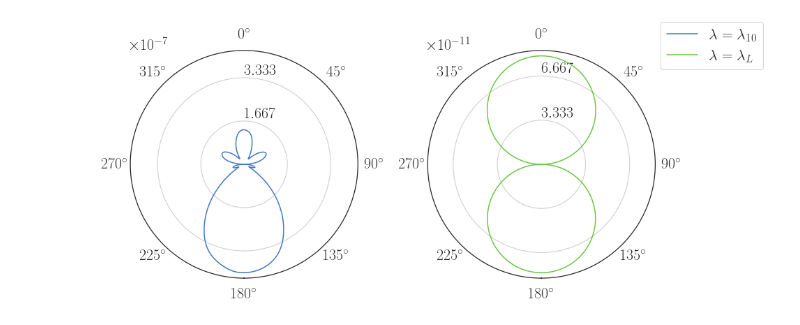
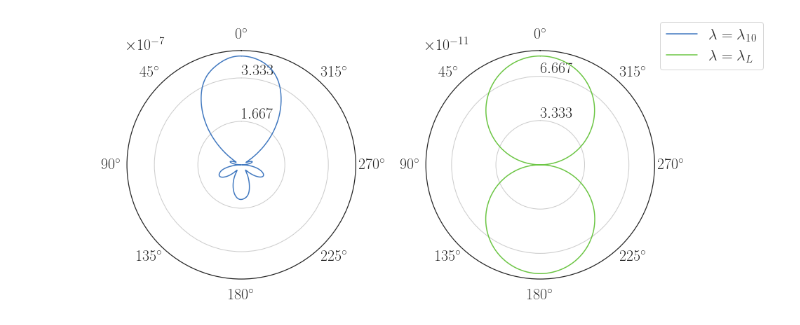
Before and after one commit to Misery7100-Magistracy/Angular-dispersion-boost, a Jupyter notebook: python/qwt.ipynb, the cells around one changed output. Cells and saved outputs as stored; diff of their text form; code cells hidden in the pictures.

```diff
--- a/python/qwt.ipynb
+++ b/python/qwt.ipynb
@@ -44,12 +45,12 @@ data2.rename(columns={0 : 'theta', 1 : 'r'}, inplace=True)
 fig, (ax, ax2) = plt.subplots(1, 2, figsize=(14, 6), subplot_kw={'projection': 'polar'})
 
 for a in (ax, ax2):
-    a.set_rlabel_position(180)
-    a.set_xticklabels([r'$180^{\circ}$', r'$225^{\circ}$',
-                           r'$270^{\circ}$', r'$315^{\circ}$'] + [r'$0^{\circ}$', r'$45^{\circ}$', r'$90^{\circ}$',
-                           r'$135^{\circ}$'])
-    a.set_theta_zero_location('S')
-    a.set_theta_direction(-1)
+    a.set_rlabel_position(0)
+    a.set_xticklabels([r'$0^{\circ}$', r'$45^{\circ}$', r'$90^{\circ}$',
+                           r'$135^{\circ}$'] + [r'$180^{\circ}$', r'$225^{\circ}$',
+                           r'$270^{\circ}$', r'$315^{\circ}$'])
+    a.set_theta_zero_location('N')
+    a.set_theta_direction(1)
     a.tick_params(axis='x', which='major', pad=10)
 
 sns.lineplot(
@@ -60,31 +61,31 @@ sns.lineplot(
     ax=ax,
     label=r'$\lambda = \lambda_{10}$',
     legend=0
 )
 
 sns.lineplot(
     x=data2.theta.to_numpy(),
     y=data2.r.to_numpy(),
     linestyle='solid',
     color=COLOR_P[1],
     ax=ax2,
     label=r'$\lambda = \lambda_{L}$',
     legend=0
 )
 
 ax.set_rticks([i for i in np.linspace(0, 5e-7, 4)[1:-1]])
 ax2.set_rticks([i for i in np.linspace(0, 1e-10, 4)[1:-1]])
 #ax.set_ylim(0, 1e-10)
 #ax2.set_ylim(0, 1.5e-7)
 
 ax.grid(axis='x')
 ax2.grid(axis='x')
 #ax.set_rticks([])
 
 handles, labels = [(a + b) for a, b in zip(ax.get_legend_handles_labels(), ax2.get_legend_handles_labels())]
 lgd = fig.legend(handles, labels, loc='upper right', bbox_to_anchor=(1.05, 1))
 #lgd = ax.legend(loc='upper right', bbox_to_anchor=(1.9, 1))
 fig.savefig('../components/img/mph/ka0.5_far_field.pdf', bbox_inches='tight', bbox_extra_artists=(lgd,))
 #plt.ylim(0.00, 1e-10)
 # %% [output]
-[figure, old version]
+[figure, new version]
```
Also changed, not shown: parts of 1 cell of this notebook, 7 other files.
